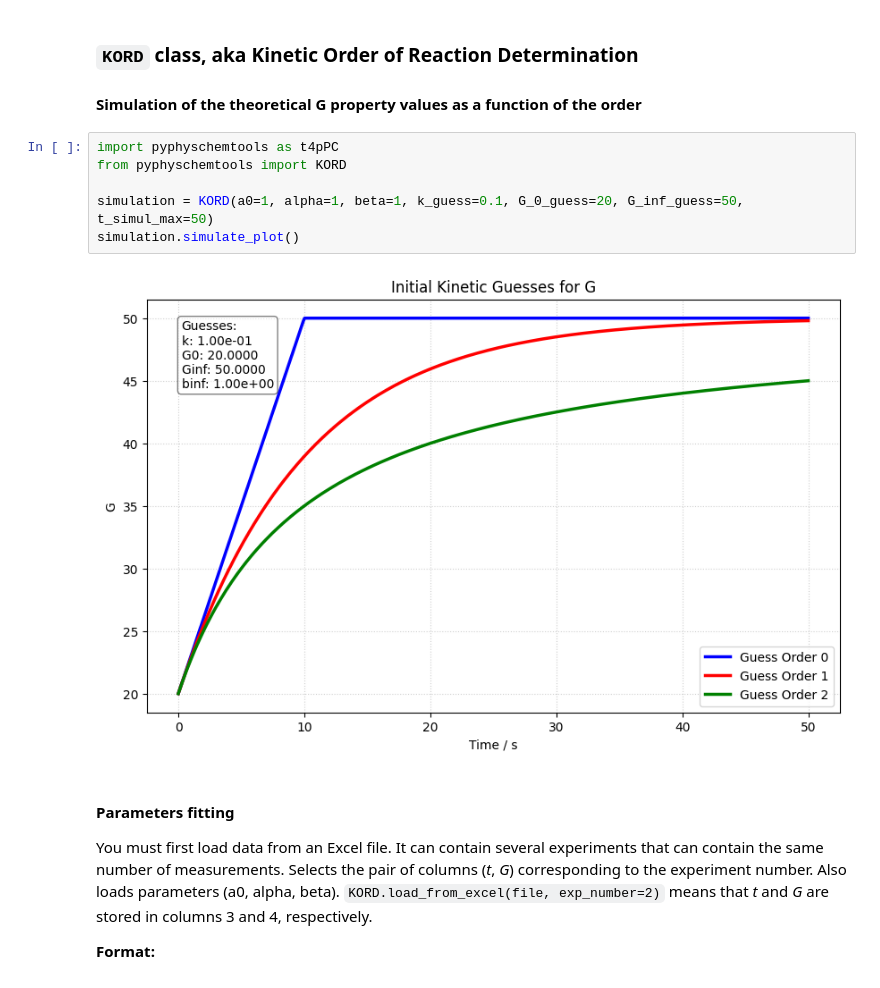
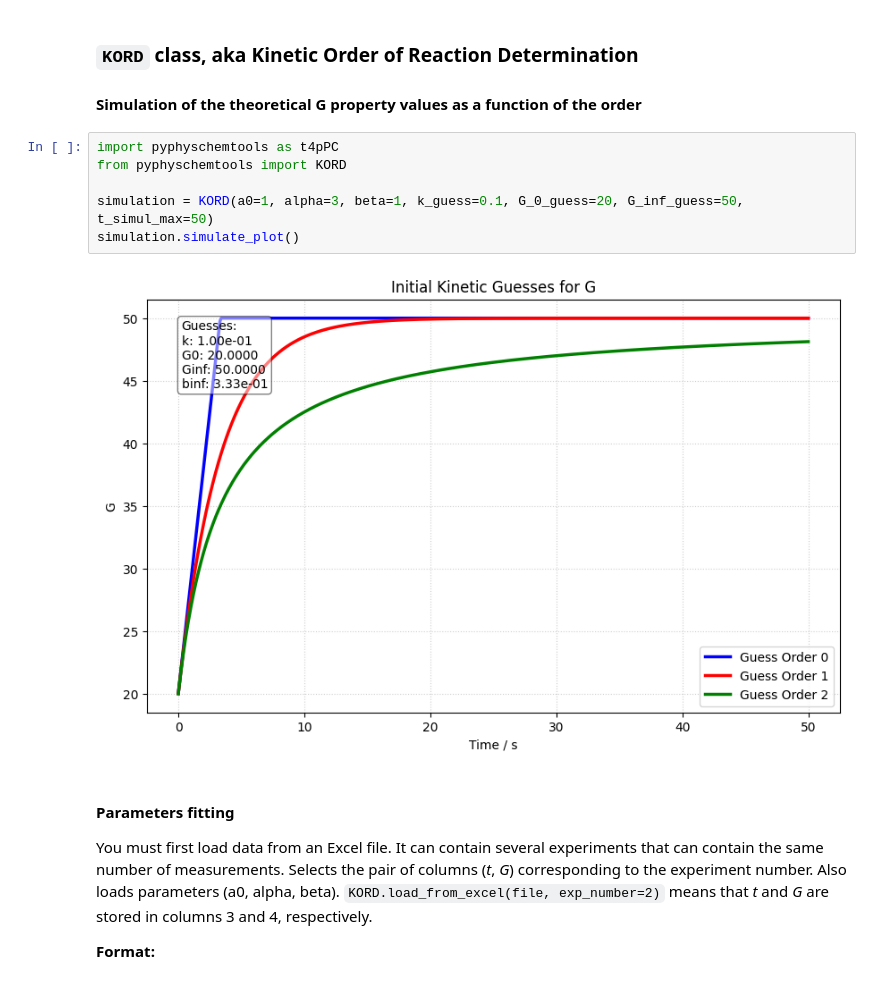
Before and after one commit to rpoteau/pyphyschemtools, a Jupyter notebook: Examples_pyPCT.ipynb, the cells around one changed output. Cells and saved outputs as stored; diff of their text form.

```diff
--- a/Examples_pyPCT.ipynb
+++ b/Examples_pyPCT.ipynb
@@ -352,11 +472,11 @@ Ordre 1 : k optimal = 1.9952e-03  (RMSD = 3.2229e-03)
 # %%
 import pyphyschemtools as t4pPC
 from pyphyschemtools import KORD
 
-simulation = KORD(a0=1, alpha=1, beta=1, k_guess=0.1, G_0_guess=20, G_inf_guess=50, t_simul_max=50)
+simulation = KORD(a0=1, alpha=3, beta=1, k_guess=0.1, G_0_guess=20, G_inf_guess=50, t_simul_max=50)
 simulation.simulate_plot()
 # %% [output]
-[figure, old version]
+[figure, new version]
 # %% [markdown]
 #### Parameters fitting
 
```
Also changed, not shown: parts of 15 cells of this notebook, 10 other files.
